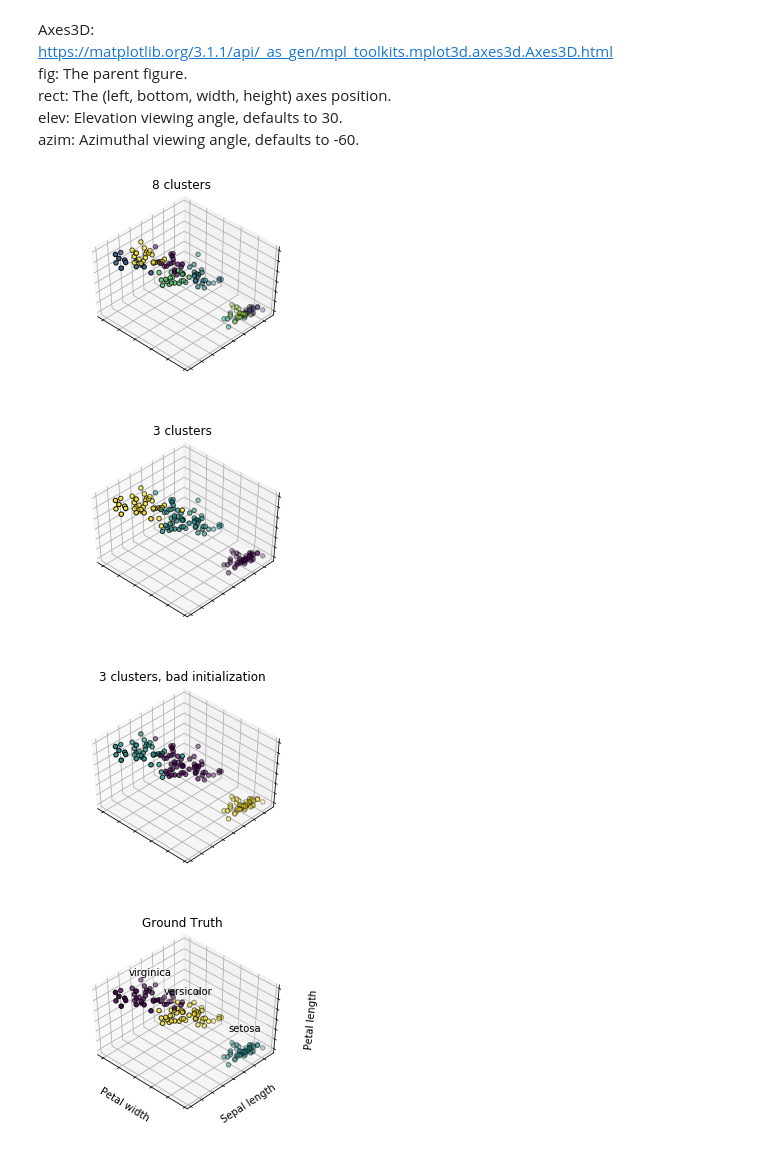
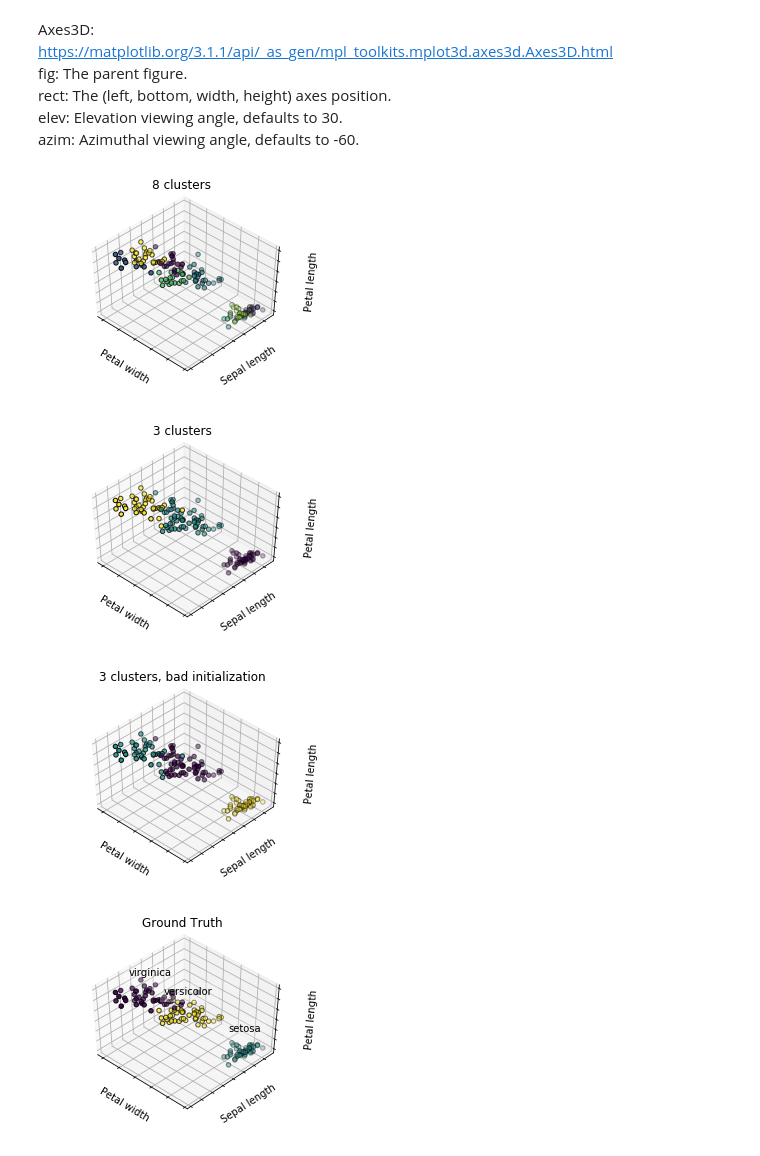
Before and after one commit to AvaChen246/4th-ML100Days, a Jupyter notebook: homework/Day_055_HW.ipynb, the cells around one changed output. Saved outputs shown, nothing was run; the diff lists cells and outputs as text; code cells hidden in the pictures.

```diff
--- a/homework/Day_055_HW.ipynb
+++ b/homework/Day_055_HW.ipynb
@@ -78,38 +58,41 @@ for name, est in estimators:
     ax.w_xaxis.set_ticklabels([])
     ax.w_yaxis.set_ticklabels([])
     ax.w_zaxis.set_ticklabels([])
+    ax.set_xlabel('Petal width')
+    ax.set_ylabel('Sepal length')
+    ax.set_zlabel('Petal length')
     ax.set_title(titles[fignum - 1])
     ax.dist = 12
     fignum = fignum + 1
 
 # Plot the ground truth
 fig = plt.figure(fignum, figsize=(4, 3))
 ax = Axes3D(fig, rect=[0, 0, .95, 1], elev=48, azim=134)
 
 for name, label in [('setosa', 0),
                     ('versicolor', 1),
                     ('virginica', 2)]:
     ax.text3D(X[y == label, 3].mean(),
               X[y == label, 0].mean(),
               X[y == label, 2].mean() + 2, name,
               horizontalalignment='center',
               bbox=dict(alpha=.2, edgecolor='w', facecolor='w'))
 # Reorder the labels to have colors matching the cluster results
 y = np.choose(y, [1, 2, 0]).astype(np.float) # choose out target
 ax.scatter(X[:, 3], X[:, 0], X[:, 2], c=y, edgecolor='k')
 #'feature_names': ['sepal length (cm)','sepal width (cm)','petal length (cm)','petal width (cm)']
 #                        0                    1                   2                 3
 ax.w_xaxis.set_ticklabels([])
 ax.w_yaxis.set_ticklabels([])
 ax.w_zaxis.set_ticklabels([])
 ax.set_xlabel('Petal width')
 ax.set_ylabel('Sepal length')
 ax.set_zlabel('Petal length')
 ax.set_title('Ground Truth')
 ax.dist = 12
 fig.show()
 # %% [output]
-[figure, old version]
+[figure, new version]
-[figure, old version]
+[figure, new version]
-[figure, old version]
+[figure, new version]
 [figure]
```
Also changed, not shown: parts of 1 cell of this notebook.
